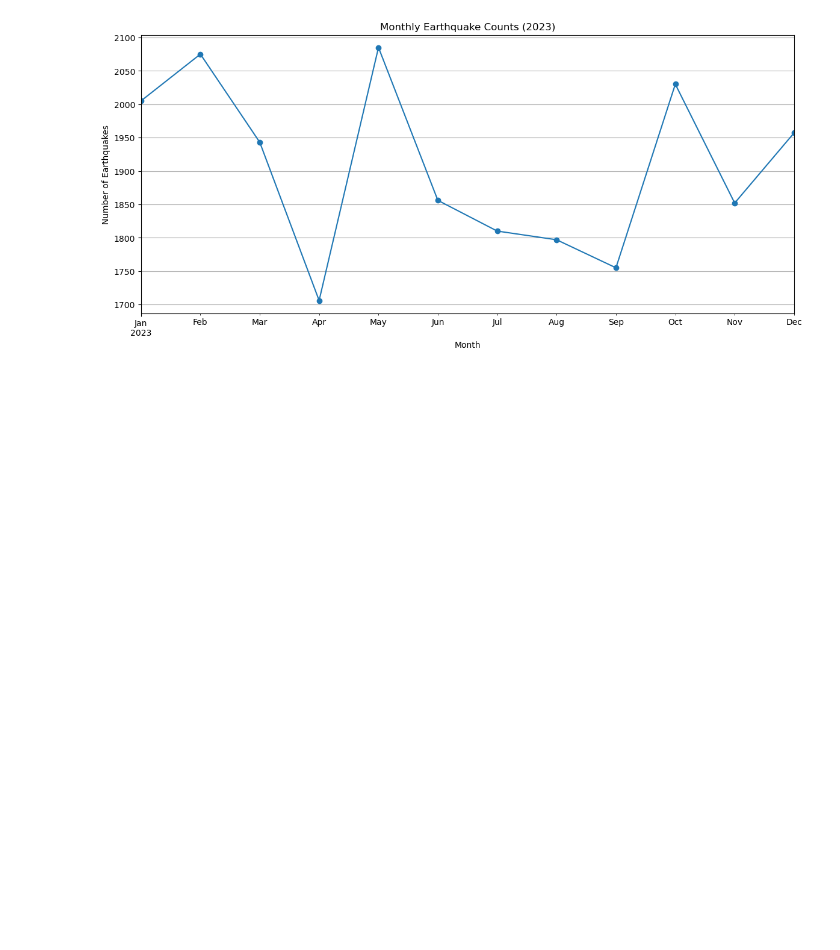
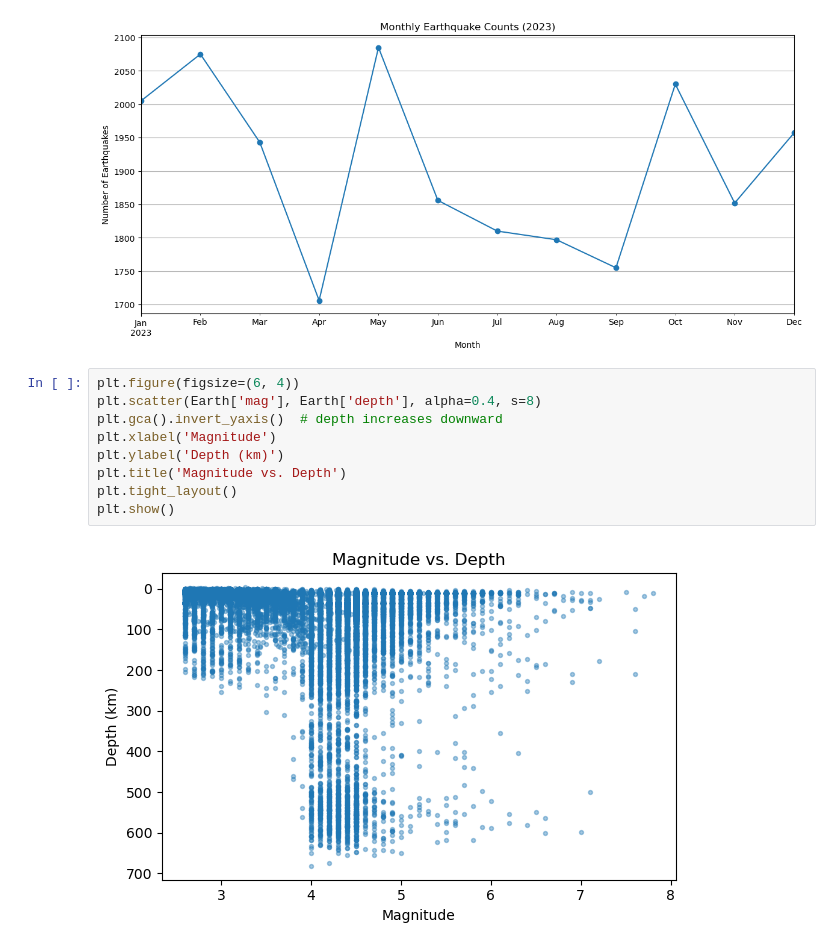
Before and after one commit to dhanyamaddi-per/Data, a Jupyter notebook: Visualisations.ipynb, the cells around one changed output. Drawn from its saved outputs; the diff is of its cells as text; blank space fills up the shorter version.

Commit message:
New visualisation added

```diff
--- a/Visualisations.ipynb
+++ b/Visualisations.ipynb
@@ -98,3 +98,14 @@ plt.grid(True)
 plt.show()
 # %% [output]
 [figure]
+# %%
+plt.figure(figsize=(6, 4))
+plt.scatter(Earth['mag'], Earth['depth'], alpha=0.4, s=8)
+plt.gca().invert_yaxis()  # depth increases downward
+plt.xlabel('Magnitude')
+plt.ylabel('Depth (km)')
+plt.title('Magnitude vs. Depth')
+plt.tight_layout()
+plt.show()
+# %% [output]
+[figure, added]
```
